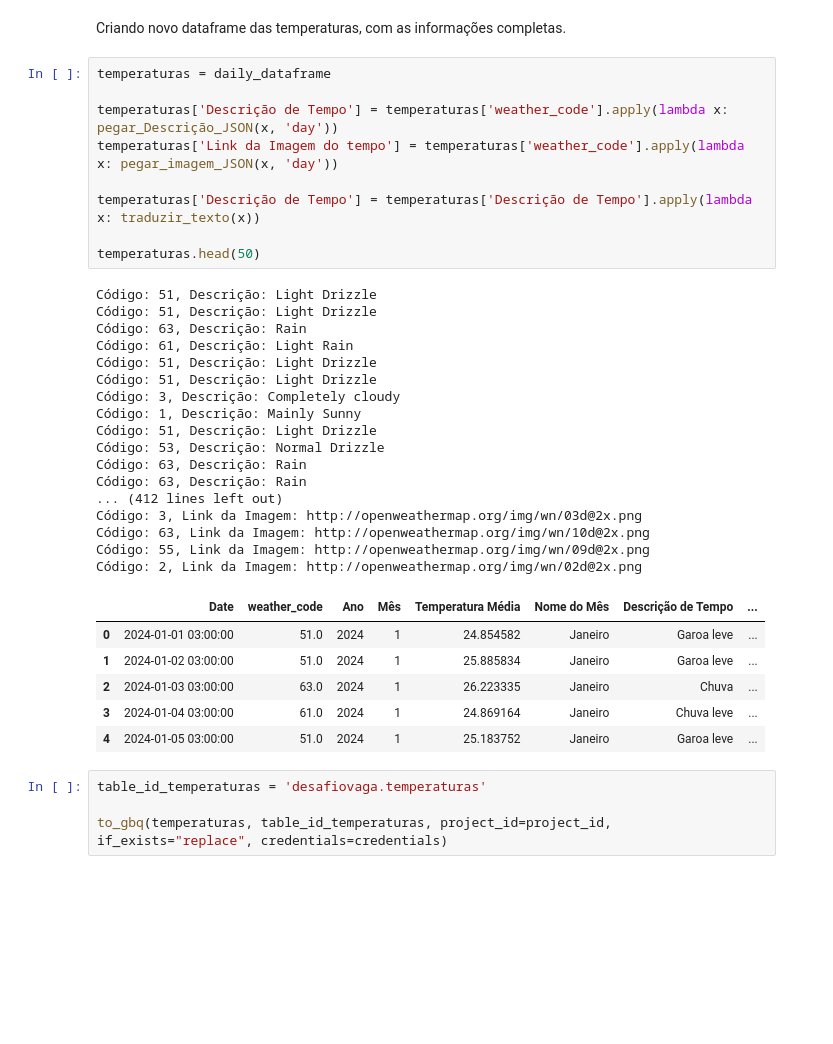
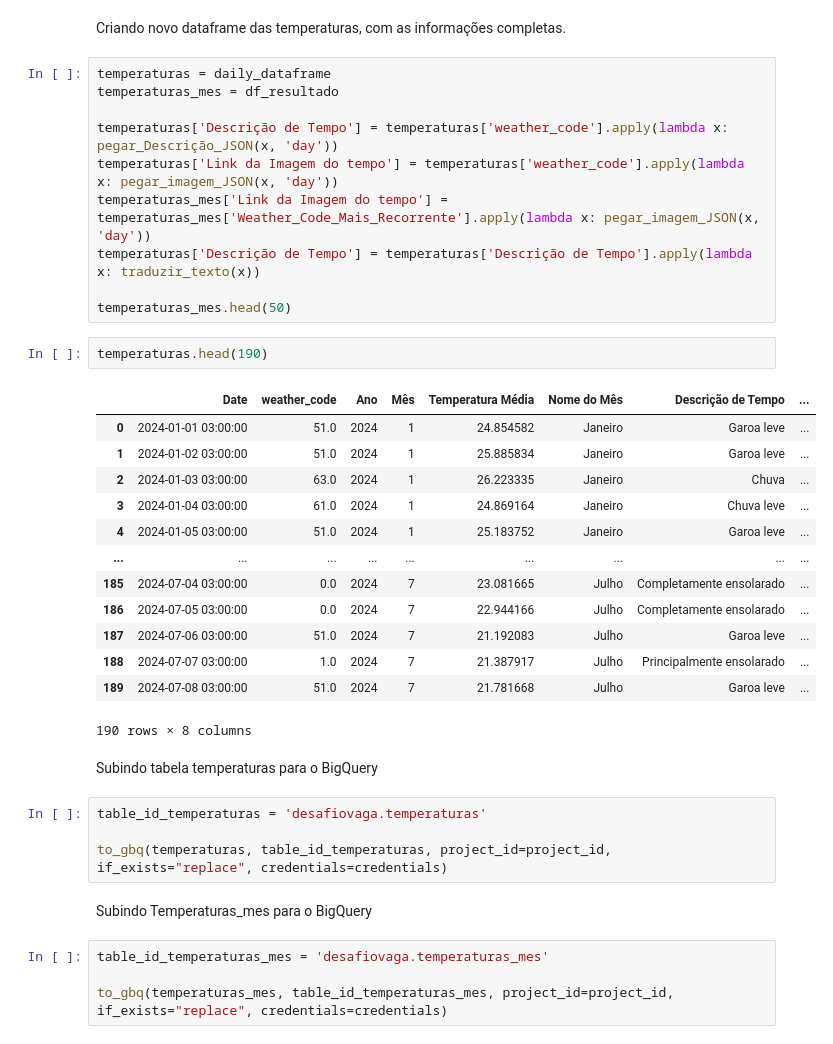
Before and after one commit to felipsants/emd-desafio-junior-data-scientist, a Jupyter notebook: PYTHON/analise_api.ipynb, the cells around one changed output. Saved outputs shown, nothing was run; the diff lists cells and outputs as text; blank space fills up the shorter version.

Commit message:
Adicionada novas tabelas no BigQuery

```diff
--- a/PYTHON/analise_api.ipynb
+++ b/PYTHON/analise_api.ipynb
@@ -544,38 +544,39 @@ to_gbq(df_feriados_temp, table_id_feriados, project_id=project_id, if_exists="re
 Criando novo dataframe das temperaturas, com as informações completas.
 # %%
 temperaturas = daily_dataframe
+temperaturas_mes = df_resultado
 
 temperaturas['Descrição de Tempo'] = temperaturas['weather_code'].apply(lambda x: pegar_Descrição_JSON(x, 'day'))
 temperaturas['Link da Imagem do tempo'] = temperaturas['weather_code'].apply(lambda x: pegar_imagem_JSON(x, 'day'))
-
+temperaturas_mes['Link da Imagem do tempo'] = temperaturas_mes['Weather_Code_Mais_Recorrente'].apply(lambda x: pegar_imagem_JSON(x, 'day'))
 temperaturas['Descrição de Tempo'] = temperaturas['Descrição de Tempo'].apply(lambda x: traduzir_texto(x))
 
-temperaturas.head(50)
+temperaturas_mes.head(50)
-# %% [output]
-Código: 51, Descrição: Light Drizzle
-Código: 51, Descrição: Light Drizzle
-Código: 63, Descrição: Rain
-Código: 61, Descrição: Light Rain
-Código: 51, Descrição: Light Drizzle
-Código: 51, Descrição: Light Drizzle
-Código: 3, Descrição: Completely cloudy
-Código: 1, Descrição: Mainly Sunny
-Código: 51, Descrição: Light Drizzle
-Código: 53, Descrição: Normal Drizzle
-Código: 63, Descrição: Rain
-Código: 63, Descrição: Rain
-... (412 lines left out)
-Código: 3, Link da Imagem: http://openweathermap.org/img/wn/03d@2x.png
-Código: 63, Link da Imagem: http://openweathermap.org/img/wn/10d@2x.png
-Código: 55, Link da Imagem: http://openweathermap.org/img/wn/09d@2x.png
-Código: 2, Link da Imagem: http://openweathermap.org/img/wn/02d@2x.png
-|  | Date | weather_code | Ano | Mês | Temperatura Média | Nome do Mês | Descrição de Tempo | ... |
-| 0 | 2024-01-01 03:00:00 | 51.0 | 2024 | 1 | 24.854582 | Janeiro | Garoa leve | ... |
-| 1 | 2024-01-02 03:00:00 | 51.0 | 2024 | 1 | 25.885834 | Janeiro | Garoa leve | ... |
-| 2 | 2024-01-03 03:00:00 | 63.0 | 2024 | 1 | 26.223335 | Janeiro | Chuva | ... |
-| 3 | 2024-01-04 03:00:00 | 61.0 | 2024 | 1 | 24.869164 | Janeiro | Chuva leve | ... |
-| 4 | 2024-01-05 03:00:00 | 51.0 | 2024 | 1 | 25.183752 | Janeiro | Garoa leve | ... |
+# %%
+temperaturas.head(190)
+# %% [output]
+|  | Date | weather_code | Ano | Mês | Temperatura Média | Nome do Mês | Descrição de Tempo | ... |
+| 0 | 2024-01-01 03:00:00 | 51.0 | 2024 | 1 | 24.854582 | Janeiro | Garoa leve | ... |
+| 1 | 2024-01-02 03:00:00 | 51.0 | 2024 | 1 | 25.885834 | Janeiro | Garoa leve | ... |
+| 2 | 2024-01-03 03:00:00 | 63.0 | 2024 | 1 | 26.223335 | Janeiro | Chuva | ... |
+| 3 | 2024-01-04 03:00:00 | 61.0 | 2024 | 1 | 24.869164 | Janeiro | Chuva leve | ... |
+| 4 | 2024-01-05 03:00:00 | 51.0 | 2024 | 1 | 25.183752 | Janeiro | Garoa leve | ... |
+| ... | ... | ... | ... | ... | ... | ... | ... | ... |
+| 185 | 2024-07-04 03:00:00 | 0.0 | 2024 | 7 | 23.081665 | Julho | Completamente ensolarado | ... |
+| 186 | 2024-07-05 03:00:00 | 0.0 | 2024 | 7 | 22.944166 | Julho | Completamente ensolarado | ... |
+| 187 | 2024-07-06 03:00:00 | 51.0 | 2024 | 7 | 21.192083 | Julho | Garoa leve | ... |
+| 188 | 2024-07-07 03:00:00 | 1.0 | 2024 | 7 | 21.387917 | Julho | Principalmente ensolarado | ... |
+| 189 | 2024-07-08 03:00:00 | 51.0 | 2024 | 7 | 21.781668 | Julho | Garoa leve | ... |
+190 rows × 8 columns
+# %% [markdown]
+Subindo tabela temperaturas para o BigQuery
 # %%
 table_id_temperaturas = 'desafiovaga.temperaturas'
 
 to_gbq(temperaturas, table_id_temperaturas, project_id=project_id, if_exists="replace", credentials=credentials)
+# %% [markdown]
+Subindo Temperaturas_mes para o BigQuery
+# %%
+table_id_temperaturas_mes = 'desafiovaga.temperaturas_mes'
+
+to_gbq(temperaturas_mes, table_id_temperaturas_mes, project_id=project_id, if_exists="replace", credentials=credentials)
```
